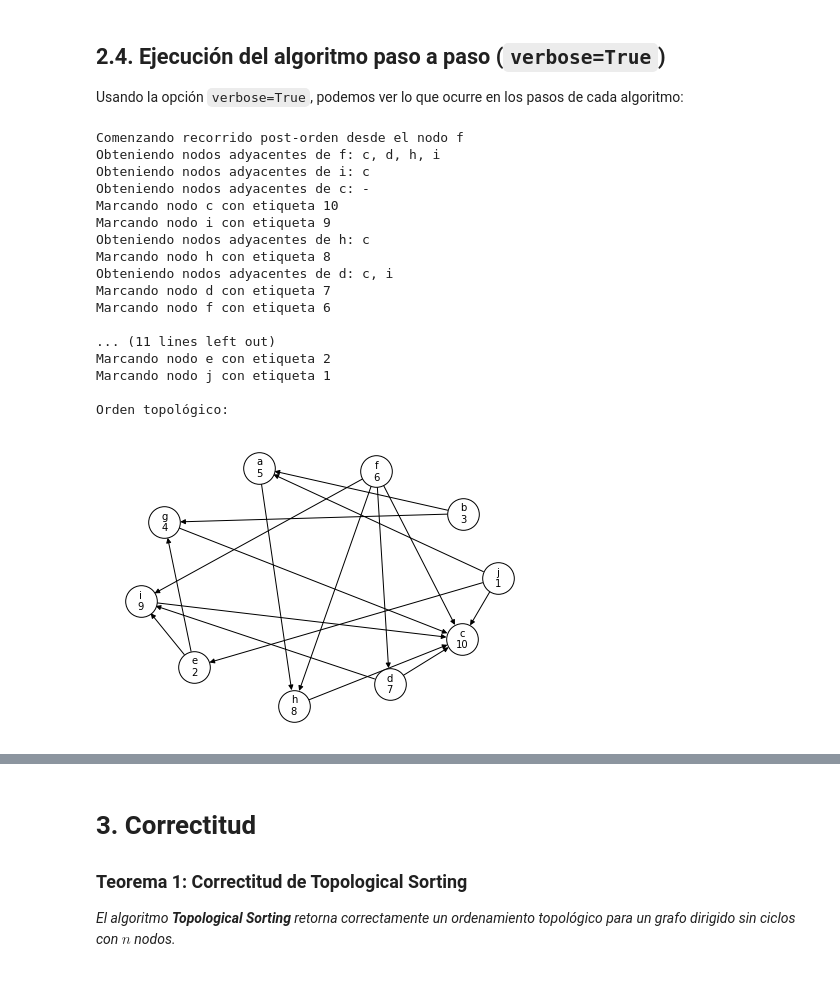
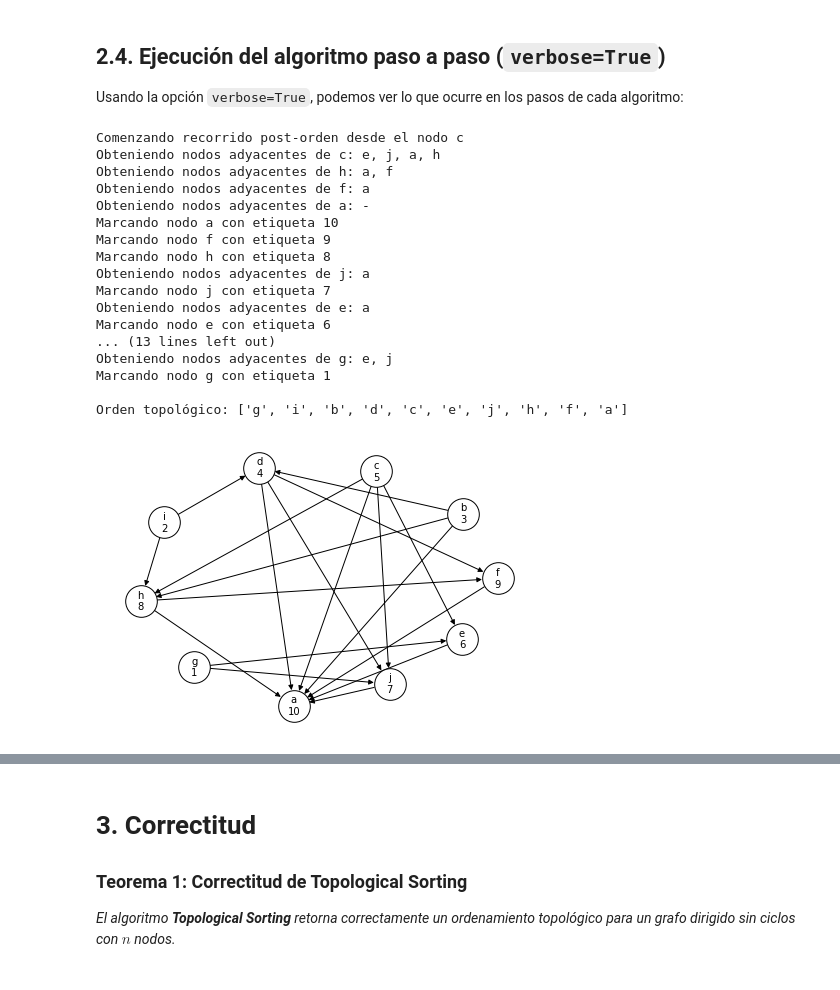
Before and after one commit to OscarRojasG/ADA-Informes, a Jupyter notebook: Informe10-TopologicalSort.ipynb, the cells around one changed output, grey strips where cells are left out. Drawn from its saved outputs; the diff is of its cells as text; code cells hidden in the pictures.

```diff
--- a/Informe10-TopologicalSort.ipynb
+++ b/Informe10-TopologicalSort.ipynb
@@ -286,27 +299,27 @@ def graph_instance_creator(V):
 # %%
 G = graph_instance_creator(10)
 G = graph_to_nxdigraph(G)
 
-topological_sort_iterativo(G, True, True)
+sorted = topological_sort_iterativo(G, True, True)
 # %% [output]
-Comenzando recorrido post-orden desde el nodo f
-Obteniendo nodos adyacentes de f: c, d, h, i
-Obteniendo nodos adyacentes de i: c
-Obteniendo nodos adyacentes de c: -
-Marcando nodo c con etiqueta 10
-Marcando nodo i con etiqueta 9
-Obteniendo nodos adyacentes de h: c
+Comenzando recorrido post-orden desde el nodo c
+Obteniendo nodos adyacentes de c: e, j, a, h
+Obteniendo nodos adyacentes de h: a, f
+Obteniendo nodos adyacentes de f: a
+Obteniendo nodos adyacentes de a: -
+Marcando nodo a con etiqueta 10
+Marcando nodo f con etiqueta 9
 Marcando nodo h con etiqueta 8
-Obteniendo nodos adyacentes de d: c, i
-Marcando nodo d con etiqueta 7
-Marcando nodo f con etiqueta 6
+Obteniendo nodos adyacentes de j: a
+Marcando nodo j con etiqueta 7
+Obteniendo nodos adyacentes de e: a
+Marcando nodo e con etiqueta 6
+... (13 lines left out)
+Obteniendo nodos adyacentes de g: e, j
+Marcando nodo g con etiqueta 1
 
-... (11 lines left out)
-Marcando nodo e con etiqueta 2
-Marcando nodo j con etiqueta 1
-
-Orden topológico:
+Orden topológico: ['g', 'i', 'b', 'd', 'c', 'e', 'j', 'h', 'f', 'a']
-[figure, old version]
+[figure, new version]
 # %%
 G = graph_instance_creator(10)
 G = graph_to_nxdigraph(G)
```
Also changed, not shown: parts of 7 cells of this notebook.
